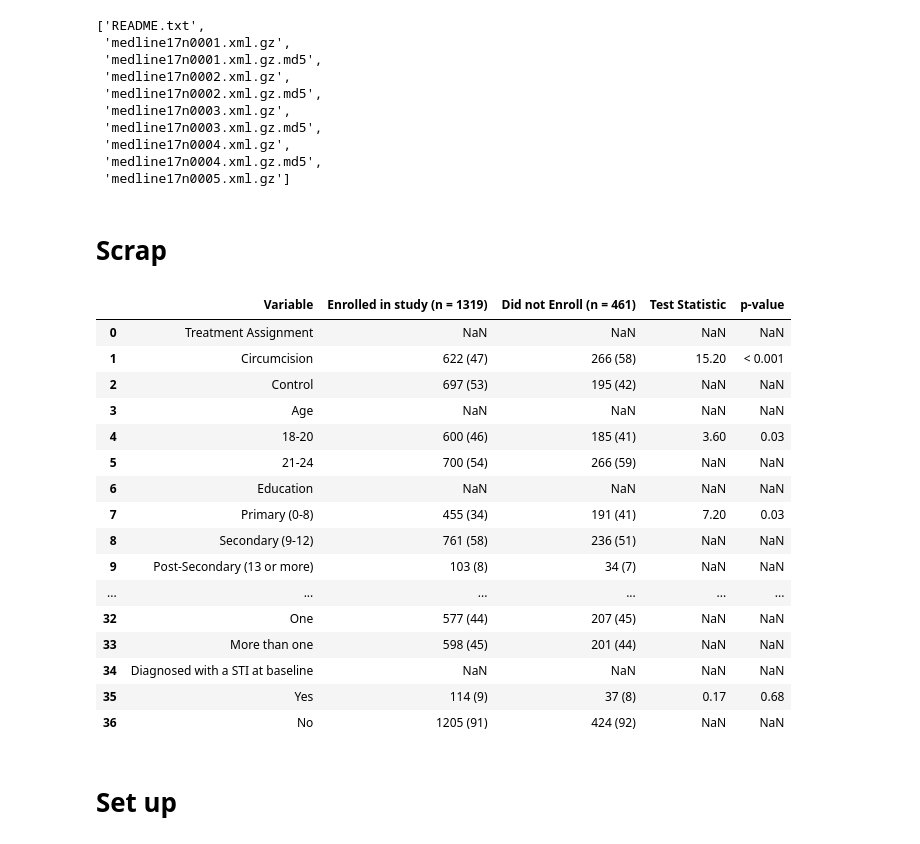
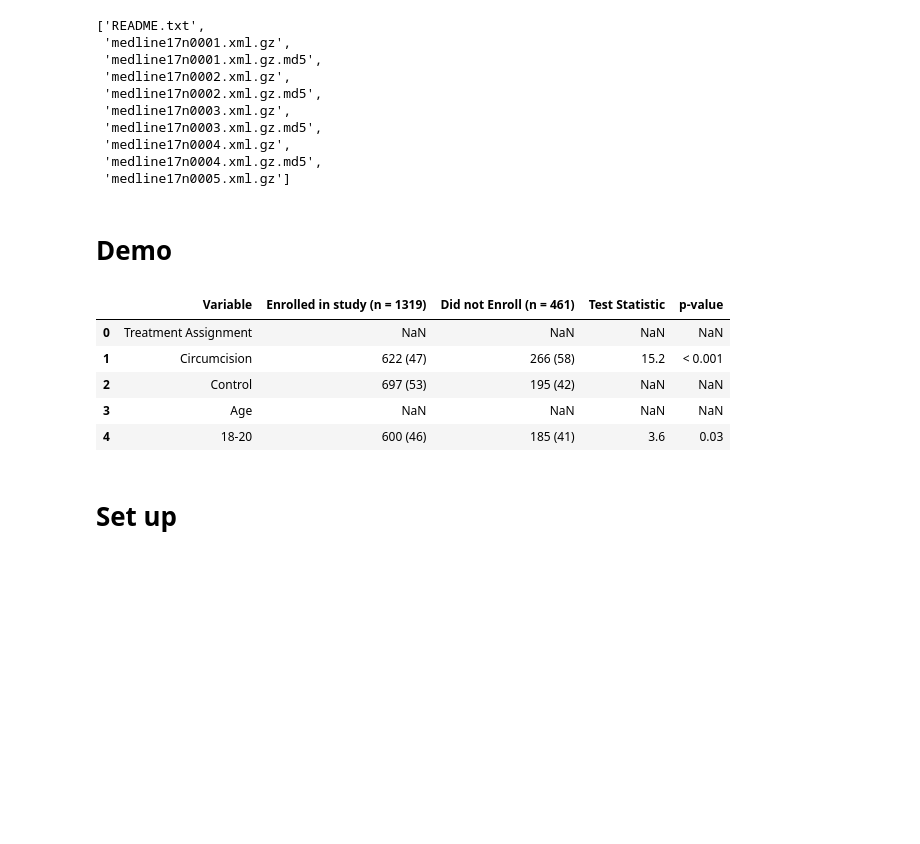
Before and after one commit to pmc-tables/pmc-tables-pipeline, a Jupyter notebook: notebooks/load_pubmed_xml_files.ipynb, the cells around one changed output. Drawn from its saved outputs; the diff is of its cells as text; code cells hidden in the pictures; blank space fills up the shorter version.

```diff
--- a/notebooks/load_xml_files.ipynb
+++ b/notebooks/load_pubmed_xml_files.ipynb
@@ -29,6 +37,6 @@ sorted(os.listdir('../downloads/pubmed/baseline/'))[:10]
  'medline17n0004.xml.gz.md5',
  'medline17n0005.xml.gz']
 # %% [markdown]
-# Scrap
+# Demo
 # %%
 # html_table
@@ -308,26 +317,14 @@ html_table = """\
 """
 # %%
 df = pd.read_html(html_table)
-
-df[0]
+df[0].head()
 # %% [output]
 |  | Variable | Enrolled in study (n = 1319) | Did not Enroll (n = 461) | Test Statistic | p-value |
 | 0 | Treatment Assignment | NaN | NaN | NaN | NaN |
-| 1 | Circumcision | 622 (47) | 266 (58) | 15.20 | < 0.001 |
+| 1 | Circumcision | 622 (47) | 266 (58) | 15.2 | < 0.001 |
 | 2 | Control | 697 (53) | 195 (42) | NaN | NaN |
 | 3 | Age | NaN | NaN | NaN | NaN |
-| 4 | 18-20 | 600 (46) | 185 (41) | 3.60 | 0.03 |
-| 5 | 21-24 | 700 (54) | 266 (59) | NaN | NaN |
-| 6 | Education | NaN | NaN | NaN | NaN |
-| 7 | Primary (0-8) | 455 (34) | 191 (41) | 7.20 | 0.03 |
-| 8 | Secondary (9-12) | 761 (58) | 236 (51) | NaN | NaN |
-| 9 | Post-Secondary (13 or more) | 103 (8) | 34 (7) | NaN | NaN |
-| ... | ... | ... | ... | ... | ... |
-| 32 | One | 577 (44) | 207 (45) | NaN | NaN |
-| 33 | More than one | 598 (45) | 201 (44) | NaN | NaN |
-| 34 | Diagnosed with a STI at baseline | NaN | NaN | NaN | NaN |
-| 35 | Yes | 114 (9) | 37 (8) | 0.17 | 0.68 |
-| 36 | No | 1205 (91) | 424 (92) | NaN | NaN |
+| 4 | 18-20 | 600 (46) | 185 (41) | 3.6 | 0.03 |
 # %% [markdown]
 # Set up
 # %%
```
Also changed, not shown: parts of 11 cells of this notebook, 6 other files.
